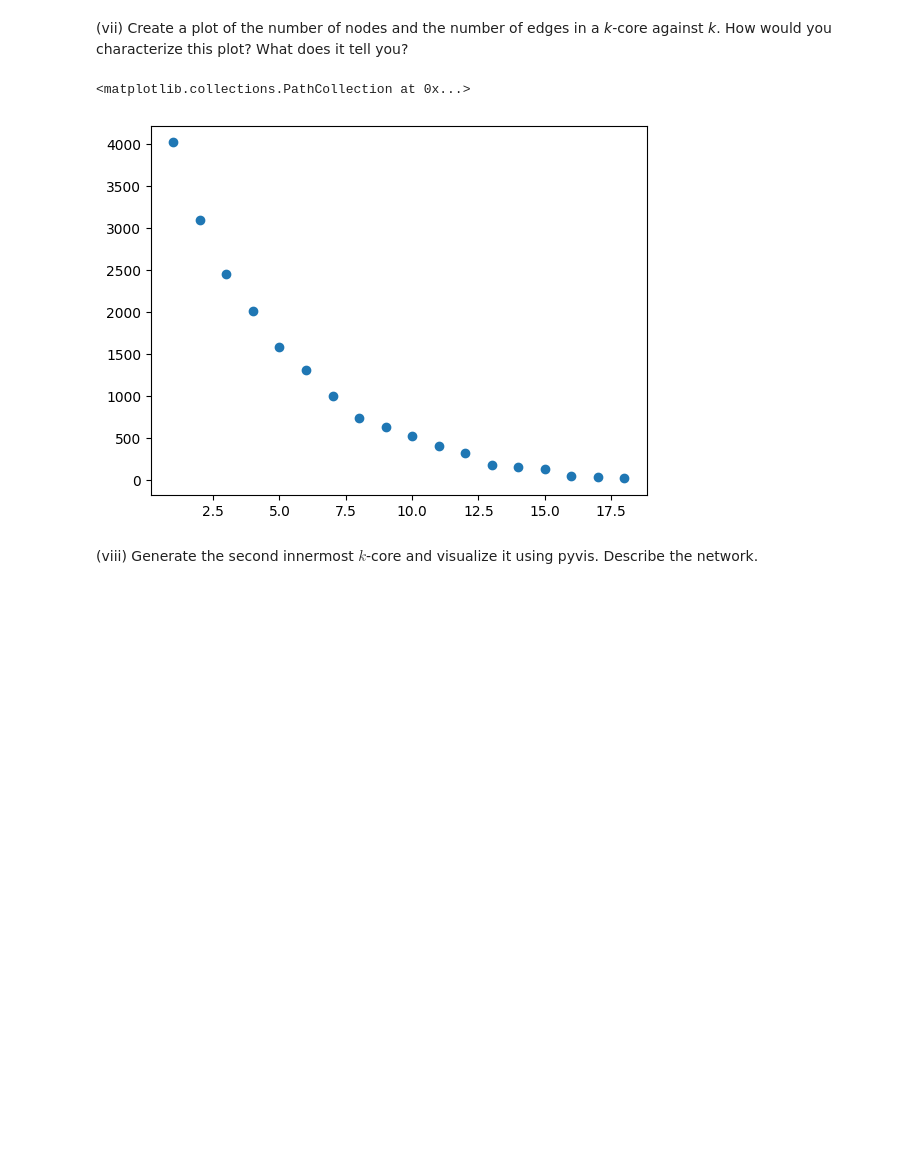
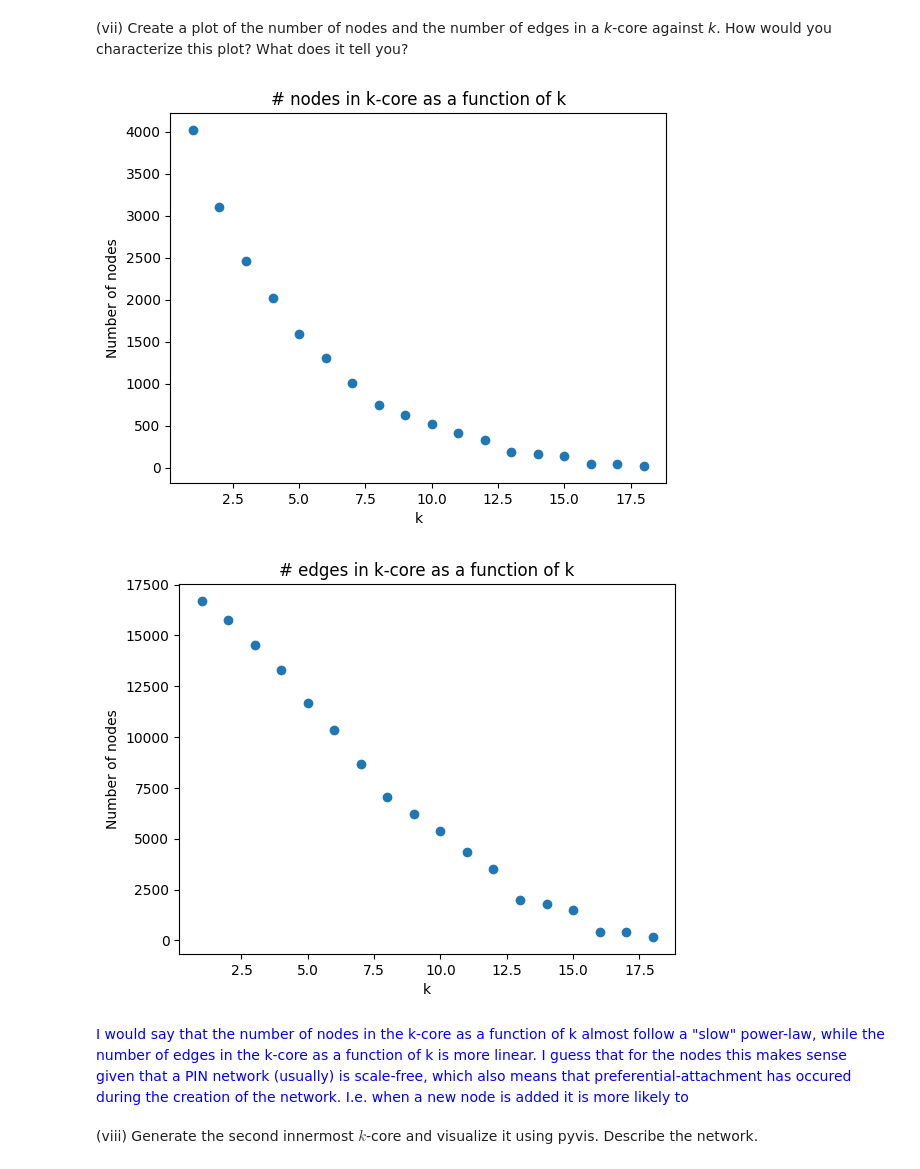
Before and after one commit to mkl061/TBT4165, a Jupyter notebook: project2/project_2.ipynb, the cells around one changed output. Cells and saved outputs as stored; diff of their text form; code cells hidden in the pictures; blank space fills up the shorter version.

```diff
--- a/project2/project_2.ipynb
+++ b/project2/project_2.ipynb
@@ -248,7 +205,23 @@ x = range(1, innermost_k_core+1)
-# %%
-plt.scatter(x, y)
-# %% [output]
-<matplotlib.collections.PathCollection at 0x...>
-[figure, removed]
+# %%
+# Number of nodes in all the k-cores:
+y_nodes = [nx.number_of_nodes(nx.k_core(l_comp.copy(), k=k_)) for k_ in range(1, innermost_k_core+1)]
+# Number of edges in all the k-cores:
+y_edges = [nx.number_of_edges(nx.k_core(l_comp.copy(), k=k_)) for k_ in range(1, innermost_k_core+1)]
+# The the k-cores:
+x = range(1, innermost_k_core+1)
+
+# Plot # nodes in k-core as a function of k
+plt.scatter(x, y_nodes)
+nice_plot("# nodes in k-core as a function of k", "k", "Number of nodes")
+
+# Plot # edges in k-core as a function of k
+plt.scatter(x, y_edges)
+nice_plot("# edges in k-core as a function of k", "k", "Number of nodes")
+# %% [output]
+[figure, added]
+[figure, added]
+# %% [markdown]
+<span style="color:blue">
+I would say that the number of nodes in the k-core as a function of k almost follow a "slow" power-law, while the number of edges in the k-core as a function of k is more linear. I guess that for the nodes this makes sense given that a PIN network (usually) is scale-free, which also means that preferential-attachment has occured during the creation of the network. I.e. when a new node is added it is more likely to
 # %% [markdown]
 (viii) Generate the second innermost $k$-core and visualize it using pyvis. Describe the network.
```
Also changed, not shown: parts of 34 cells of this notebook, 11 other files.
